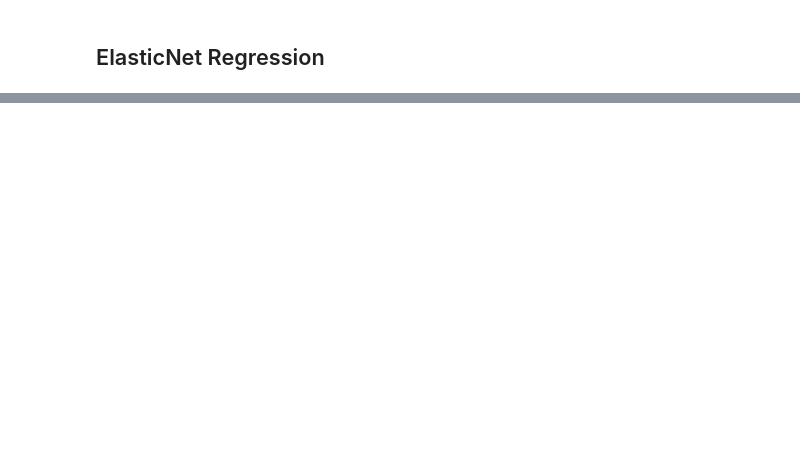
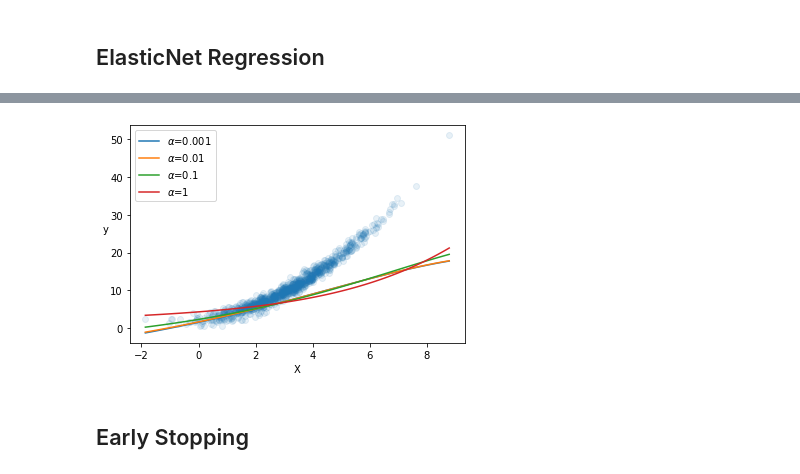
Before and after one commit to kaust-vislab/scikit-learn-tutorials, a Jupyter notebook: notebooks/chapter-04.ipynb, the cells around one changed output, grey strips where cells are left out. Cells and saved outputs as stored; diff of their text form; code cells hidden in the pictures; blank space fills up the shorter version.

```diff
--- a/notebooks/chapter-04.ipynb
+++ b/notebooks/chapter-04.ipynb
@@ -417,0 +496,29 @@ plt.show()
+# %%
+fig, ax = plt.subplots(1, 1)
+ax.scatter(X[:, 0], y[:, 0], alpha=0.1)
+ax.set_xlabel('X')
+ax.set_ylabel('y', rotation="horizontal")
+
+alphas = [1e-3, 1e-2, 1e-1, 1]
+for alpha in alphas:
+    _prng = np.random.RandomState(42)
+    elasticnet_model = linear_model.SGDRegressor(penalty="elasticnet",
+                                                 alpha=alpha,
+                                                 fit_intercept=True,
+                                                 max_iter=1000,
+                                                 random_state=_prng)
+    elasticnet_model.fit(Z, _y)
+
+    _X = (np.linspace(X.min(), X.max(), 100)
+            .reshape(-1, 1))
+    _Z = preprocessing_pipeline.transform(_X)
+    _predictions = elasticnet_model.predict(_Z)
+
+    ax.plot(_X[:, 0], _predictions, label=rf"$\alpha$={alpha}")
+
+ax.legend()
+plt.show()
+# %% [output]
+[figure, added]
+# %% [markdown]
+## Early Stopping
```
Also changed, not shown: parts of 23 cells of this notebook.
